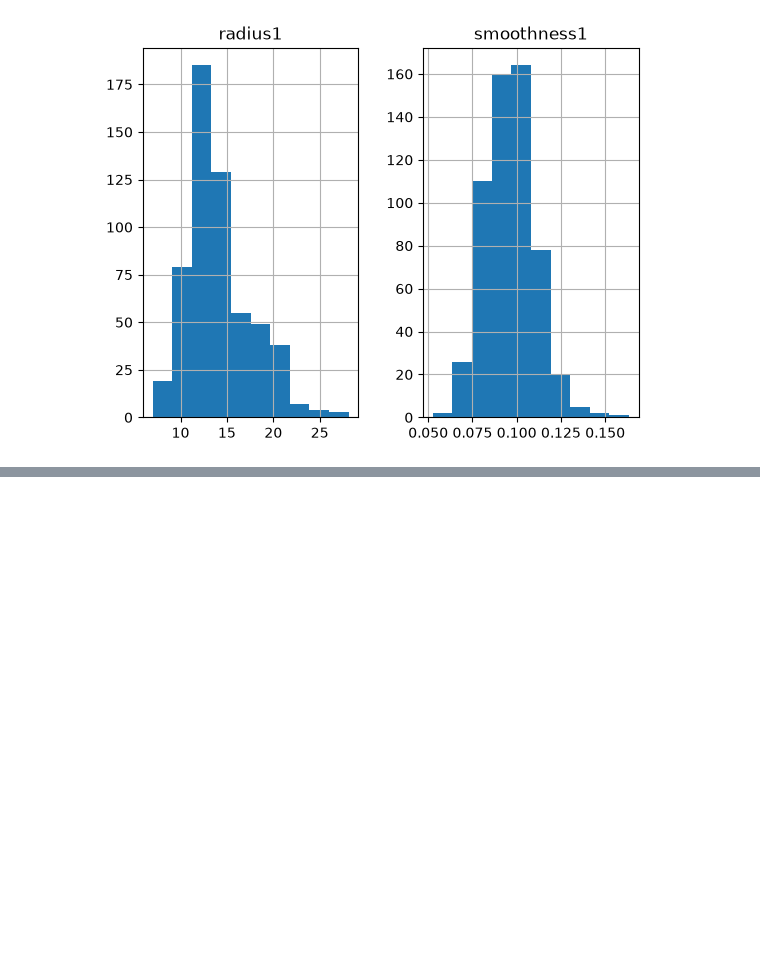
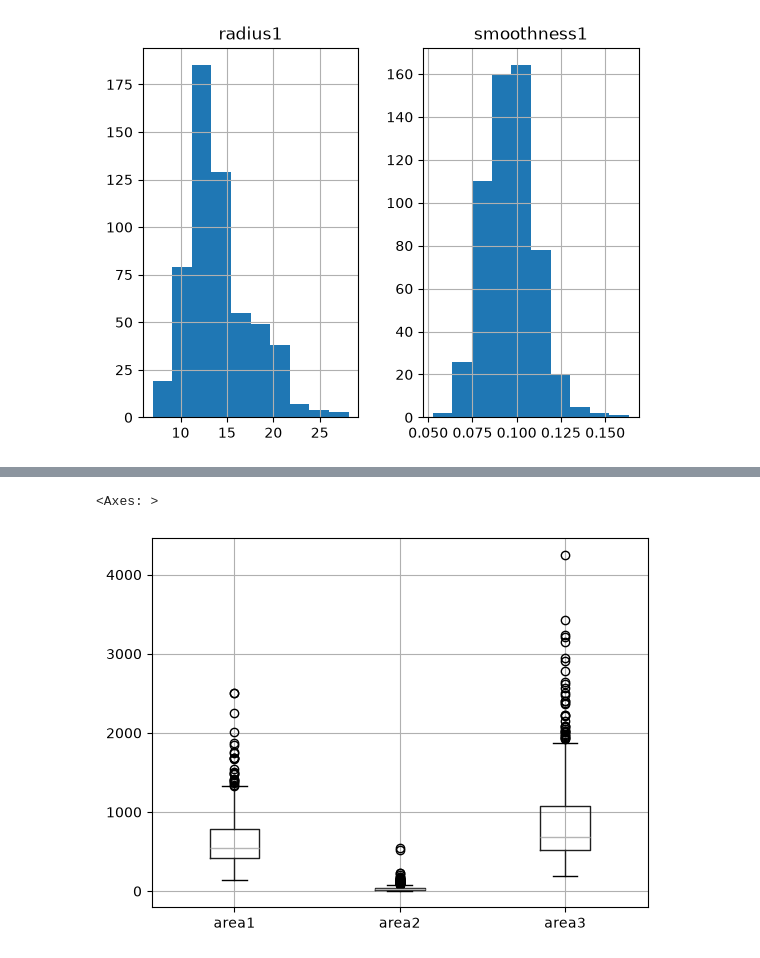
Before and after one commit to lavima/itf31519_2026, a Jupyter notebook: pipeline_baseline_evaluation/workshop_2508.ipynb, the cells around one changed output, grey strips where cells are left out. Saved outputs shown, nothing was run; the diff lists cells and outputs as text; code cells hidden in the pictures; blank space fills up the shorter version.

```diff
--- a/pipeline_baseline_evaluation/workshop_2508.ipynb
+++ b/pipeline_baseline_evaluation/workshop_2508.ipynb
@@ -171,0 +180,6 @@ breast_cancer_dataset['radius1'].plot.kde()
+# %%
+area_features = ['area1','area2','area3']
+breast_cancer_dataset[area_features].boxplot()
+# %% [output]
+<Axes: >
+[figure, added]
```
Also changed, not shown: parts of 14 cells of this notebook.
